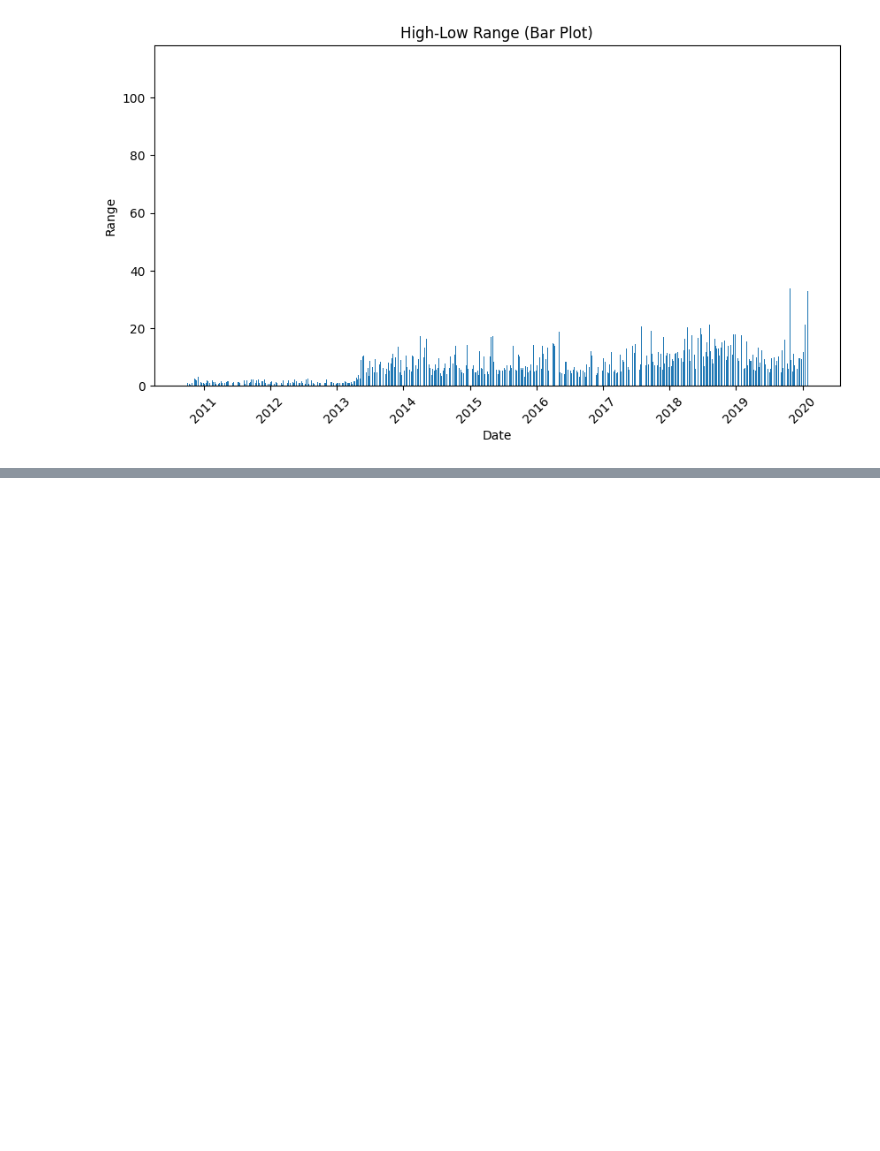
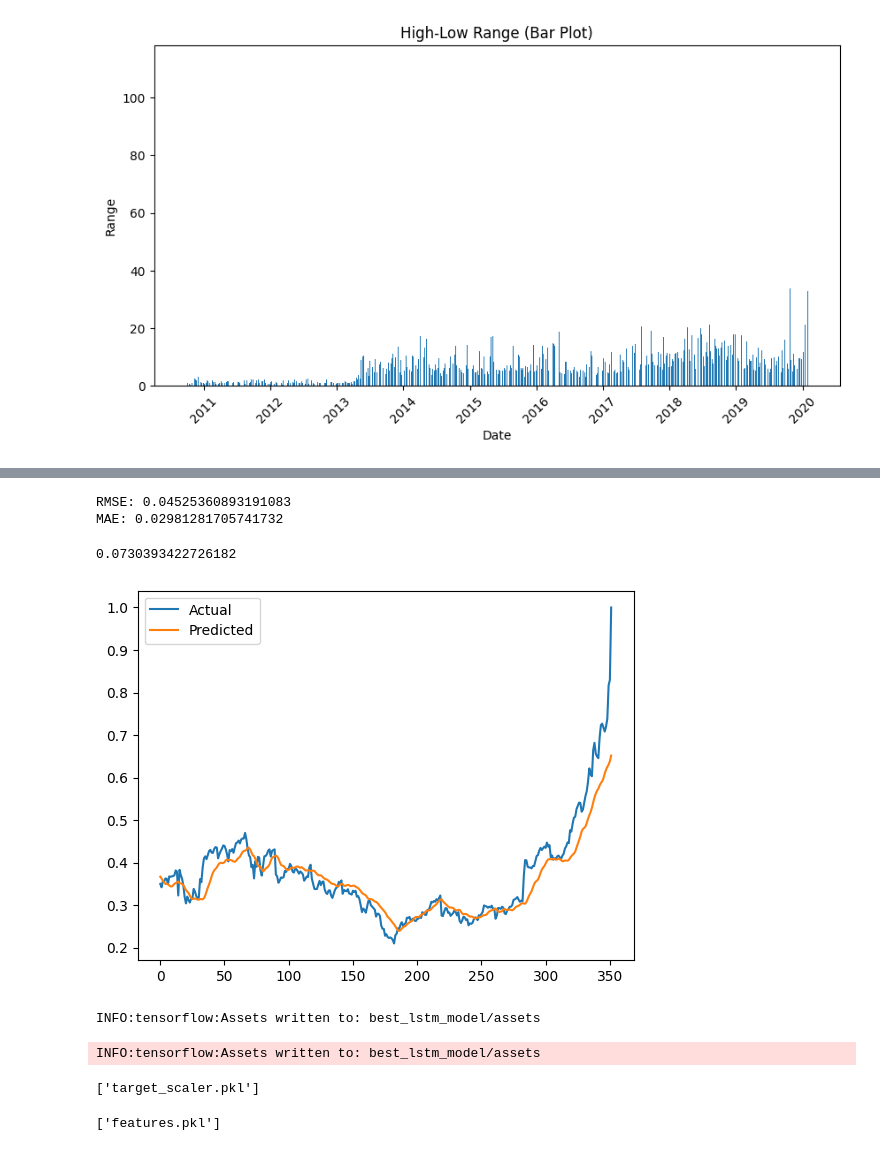
Before and after one commit to vijais0604-cloud/Tesla-stock-prediction, a Jupyter notebook: Tesla stock prediction.ipynb, the cells around one changed output, grey strips where cells are left out. Saved outputs shown, nothing was run; the diff lists cells and outputs as text; code cells hidden in the pictures; blank space fills up the shorter version.

```diff
--- a/Tesla stock prediction.ipynb
+++ b/Tesla stock prediction.ipynb
@@ -197,0 +427,4 @@ plt.show()
+# %%
+from tensorflow.keras.callbacks import EarlyStopping
+
+early_stop = EarlyStopping(patience=5, restore_best_weights=True)
@@ -197,0 +445,6 @@ plt.show()
+# %%
+best_hps = tuner.get_best_hyperparameters(1)[0]
+
+print("Best Units:", best_hps.get("units"))
+print("Best Dropout:", best_hps.get("dropout"))
+print("Best Learning Rate:", best_hps.get("learning_rate"))
@@ -197,0 +455,10 @@ plt.show()
+# %%
+best_model = tuner.hypermodel.build(best_hps)
+
+history = best_model.fit(
+    X_train, y_train,
+    epochs=30,
+    batch_size=32,
+    validation_data=(X_val, y_val),
+    callbacks=[early_stop]
+)
@@ -197,0 +489,2 @@ plt.show()
+# %%
+y_pred=best_model.predict(X_test)
@@ -197,0 +493,37 @@ plt.show()
+# %%
+rmse = np.sqrt(mean_squared_error(y_test, y_pred))
+mae = mean_absolute_error(y_test, y_pred)
+
+print("RMSE:", rmse)
+print("MAE:", mae)
+# %% [output]
+RMSE: 0.04525360893191083
+MAE: 0.02981281705741732
+# %%
+mape=mean_absolute_percentage_error(y_test, y_pred)
+mape
+# %% [output]
+0.0730393422726182
+# %%
+plt.plot(y_test, label="Actual")
+plt.plot(y_pred, label="Predicted")
+plt.legend()
+plt.show()
+# %% [output]
+[figure, added]
+# %%
+best_model.save("best_lstm_model")
+# %% [output]
+INFO:tensorflow:Assets written to: best_lstm_model/assets
+INFO:tensorflow:Assets written to: best_lstm_model/assets
+# %%
+import joblib
+
+joblib.dump(dataset_scaler, "dataset_scaler.pkl")
+joblib.dump(target_scaler, "target_scaler.pkl")
+# %% [output]
+['target_scaler.pkl']
+# %%
+joblib.dump(features,"features.pkl")
+# %% [output]
+['features.pkl']
```
Also changed, not shown: parts of 34 cells of this notebook, 46 other files.
